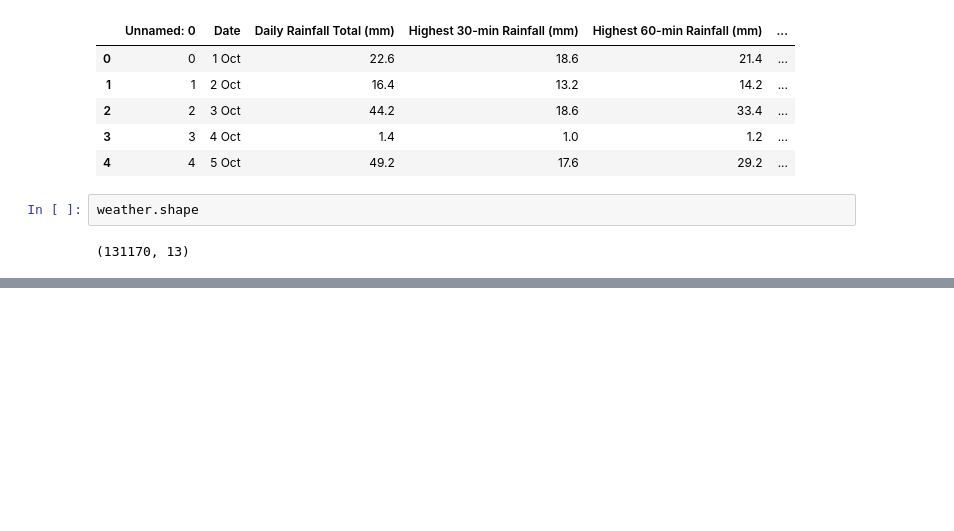
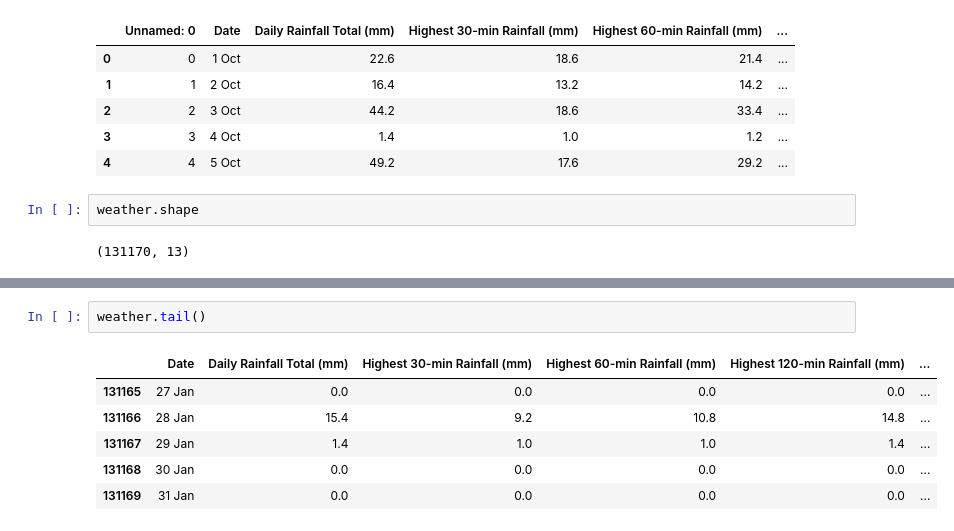
Before and after one commit to kyzeong/Singapore-Dengue-Case-Prediction, a Jupyter notebook: Code/Data Cleaning.ipynb, the cells around one changed output, grey strips where cells are left out. Cells and saved outputs as stored; diff of their text form; blank space fills up the shorter version.

```diff
--- a/Code/Data Cleaning.ipynb
+++ b/Code/Data Cleaning.ipynb
@@ -46,0 +158,9 @@ weather.shape
+# %%
+weather.tail()
+# %% [output]
+|  | Date | Daily Rainfall Total (mm) | Highest 30-min Rainfall (mm) | Highest 60-min Rainfall (mm) | Highest 120-min Rainfall (mm) | ... |
+| 131165 | 27 Jan | 0.0 | 0.0 | 0.0 | 0.0 | ... |
+| 131166 | 28 Jan | 15.4 | 9.2 | 10.8 | 14.8 | ... |
+| 131167 | 29 Jan | 1.4 | 1.0 | 1.0 | 1.4 | ... |
+| 131168 | 30 Jan | 0.0 | 0.0 | 0.0 | 0.0 | ... |
+| 131169 | 31 Jan | 0.0 | 0.0 | 0.0 | 0.0 | ... |
```
Also changed, not shown: parts of 12 cells of this notebook.
